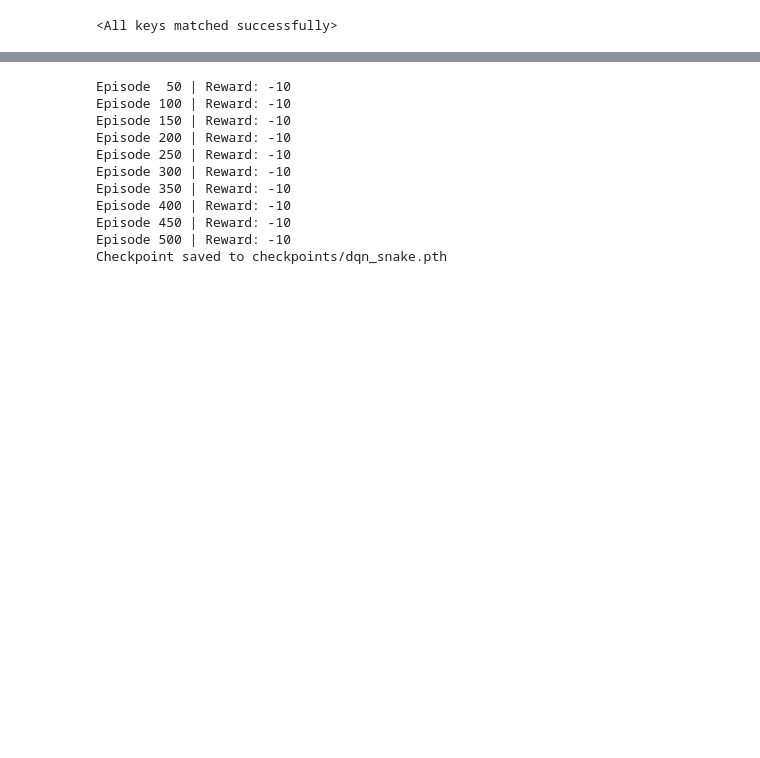
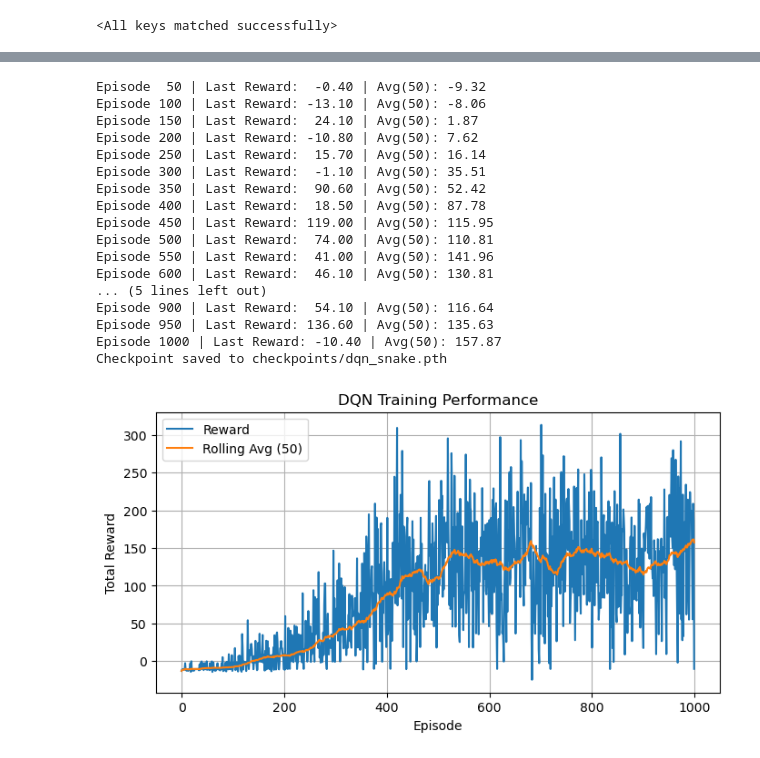
Before and after one commit to Kevin007p/snake-rl, a Jupyter notebook: snake-rl.ipynb, the cells around one changed output, grey strips where cells are left out. Cells and saved outputs as stored; diff of their text form; code cells hidden in the pictures; blank space fills up the shorter version.

```diff
--- a/snake-rl.ipynb
+++ b/snake-rl.ipynb
@@ -428,17 +438,18 @@ plt.show()
 # %%
-# Cell 15 – Full Training Run
-
-# (Re‑initialize if you’d like to start fresh; otherwise you’ll resume from checkpoint)
+# Cell 15
 # load_checkpoint()
 
 episode_rewards = []
 steps_done = 0
+env = SnakeEnv()  # re-init env to ensure fresh instance
+
+max_steps = 500  # limit per episode
 
 for ep in range(1, config["num_episodes"] + 1):
     state = env.reset()
     total_reward = 0
 
-    while True:
+    for t in range(max_steps):
         eps = get_epsilon(steps_done)
         action = select_action(state, eps)
         next_state, reward, done, _ = env.step(action)
@@ -455,25 +466,48 @@ for ep in range(1, config["num_episodes"] + 1):
 
     episode_rewards.append(total_reward)
 
-    # Update target network periodically
     if ep % config["target_update"] == 0:
         target_net.load_state_dict(policy_net.state_dict())
 
-    # Log progress every 50 episodes
     if ep % 50 == 0:
-        print(f"Episode {ep:3d} | Reward: {total_reward}")
+        avg = np.mean(episode_rewards[-50:])
+        print(f"Episode {ep:3d} | Last Reward: {total_reward:6.2f} | Avg(50): {avg:.2f}")
 
-# Save final model
 save_checkpoint()
 # %% [output]
-Episode  50 | Reward: -10
-Episode 100 | Reward: -10
-Episode 150 | Reward: -10
-Episode 200 | Reward: -10
-Episode 250 | Reward: -10
-Episode 300 | Reward: -10
-Episode 350 | Reward: -10
-Episode 400 | Reward: -10
-Episode 450 | Reward: -10
-Episode 500 | Reward: -10
+Episode  50 | Last Reward:  -0.40 | Avg(50): -9.32
+Episode 100 | Last Reward: -13.10 | Avg(50): -8.06
+Episode 150 | Last Reward:  24.10 | Avg(50): 1.87
+Episode 200 | Last Reward: -10.80 | Avg(50): 7.62
+Episode 250 | Last Reward:  15.70 | Avg(50): 16.14
+Episode 300 | Last Reward:  -1.10 | Avg(50): 35.51
+Episode 350 | Last Reward:  90.60 | Avg(50): 52.42
+Episode 400 | Last Reward:  18.50 | Avg(50): 87.78
+Episode 450 | Last Reward: 119.00 | Avg(50): 115.95
+Episode 500 | Last Reward:  74.00 | Avg(50): 110.81
+Episode 550 | Last Reward:  41.00 | Avg(50): 141.96
+Episode 600 | Last Reward:  46.10 | Avg(50): 130.81
+... (5 lines left out)
+Episode 900 | Last Reward:  54.10 | Avg(50): 116.64
+Episode 950 | Last Reward: 136.60 | Avg(50): 135.63
+Episode 1000 | Last Reward: -10.40 | Avg(50): 157.87
 Checkpoint saved to checkpoints/dqn_snake.pth
+# %%
+# Cell 16
+## Rolling Average Reward (Visualization)
+import matplotlib.pyplot as plt
+
+window = 50
+rolling_avg = [np.mean(episode_rewards[max(0, i - window):i+1]) for i in range(len(episode_rewards))]
+
+plt.figure(figsize=(8, 4))
+plt.plot(episode_rewards, label="Reward")
+plt.plot(rolling_avg, label=f"Rolling Avg ({window})")
+plt.xlabel("Episode")
+plt.ylabel("Total Reward")
+plt.title("DQN Training Performance")
+plt.legend()
+plt.grid(True)
+plt.show()
+# %% [output]
+[figure, added]
```
Also changed, not shown: parts of 17 cells of this notebook, 1 other file.
